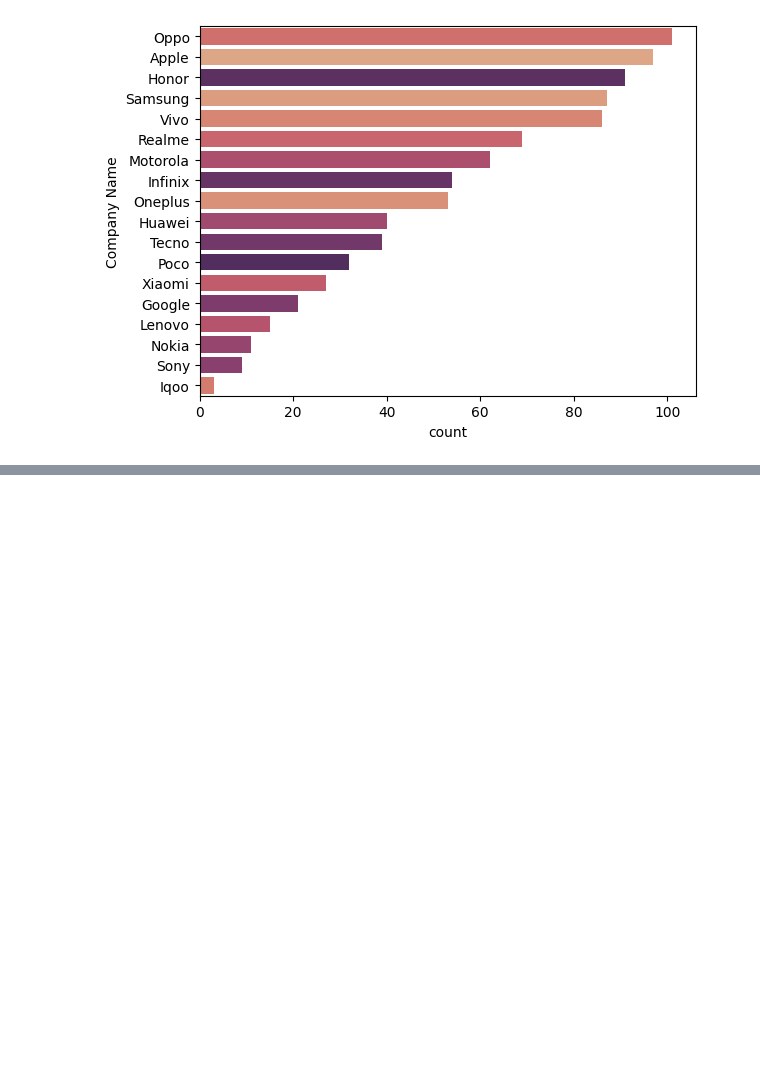
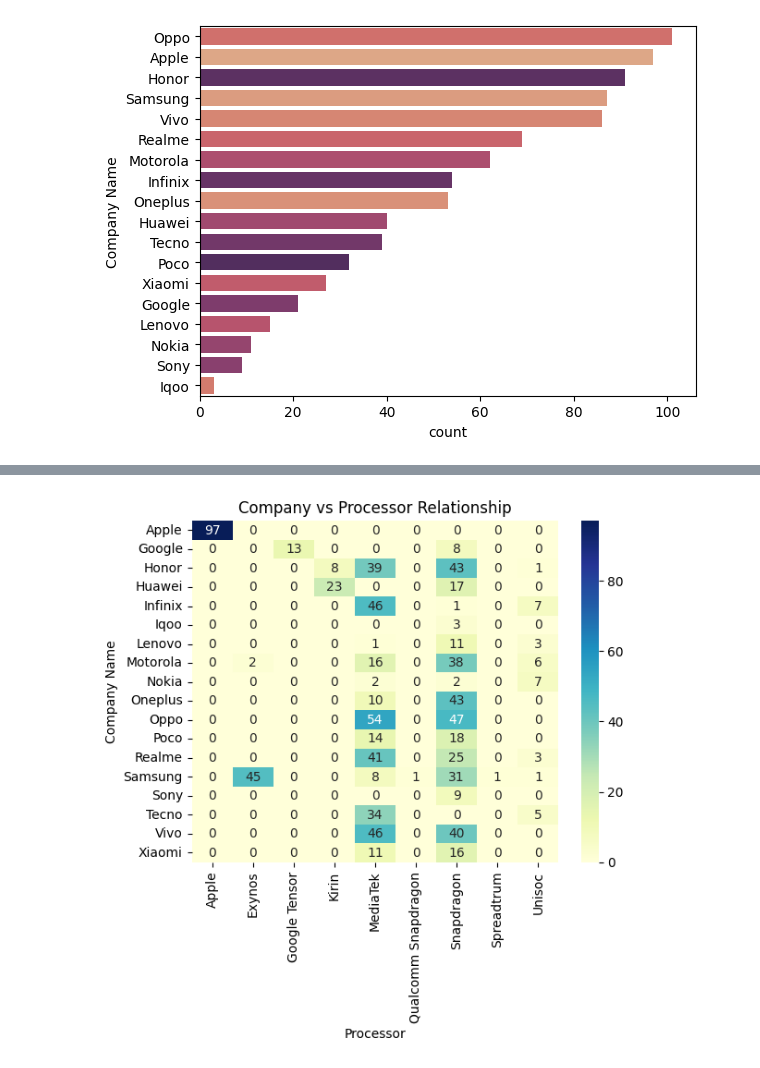
Before and after one commit to BUFONJOKER/mobile_dataset_analysis, a Jupyter notebook: mobiles_dataset_visualization.ipynb, the cells around one changed output, grey strips where cells are left out. Saved outputs shown, nothing was run; the diff lists cells and outputs as text; code cells hidden in the pictures; blank space fills up the shorter version.

```diff
--- a/mobiles_dataset_visualization.ipynb
+++ b/mobiles_dataset_visualization.ipynb
@@ -70,0 +77,8 @@ plt.show()
+# %%
+# Comparison Heatmap of Company Name vs Processor
+sns.heatmap(pd.crosstab(df['Company Name'],df['Processor']), annot=True,
+            cmap='YlGnBu')
+plt.title('Company vs Processor Relationship')
+plt.show()
+# %% [output]
+[figure, added]
```
Also changed, not shown: parts of 7 cells of this notebook, 2 other files.
